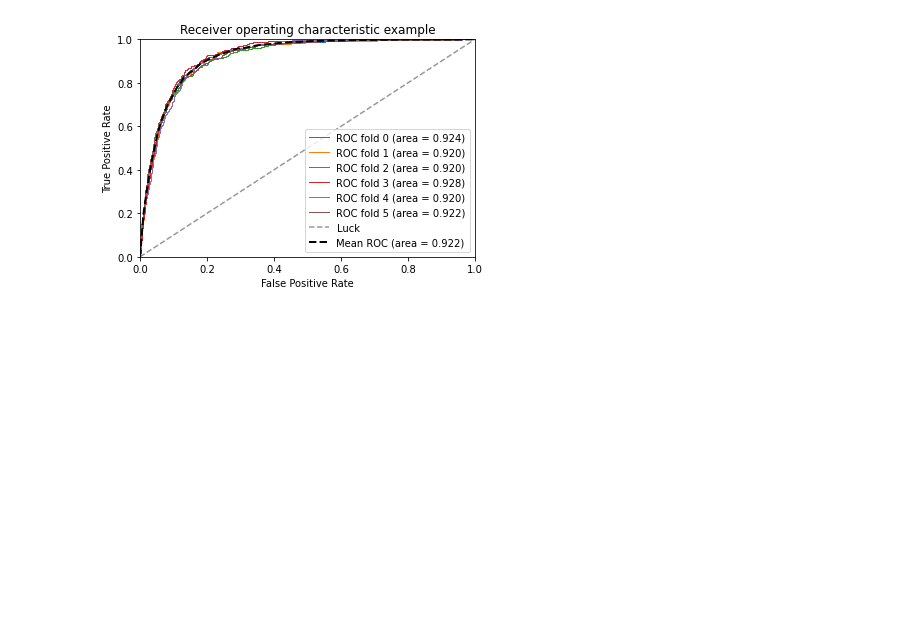
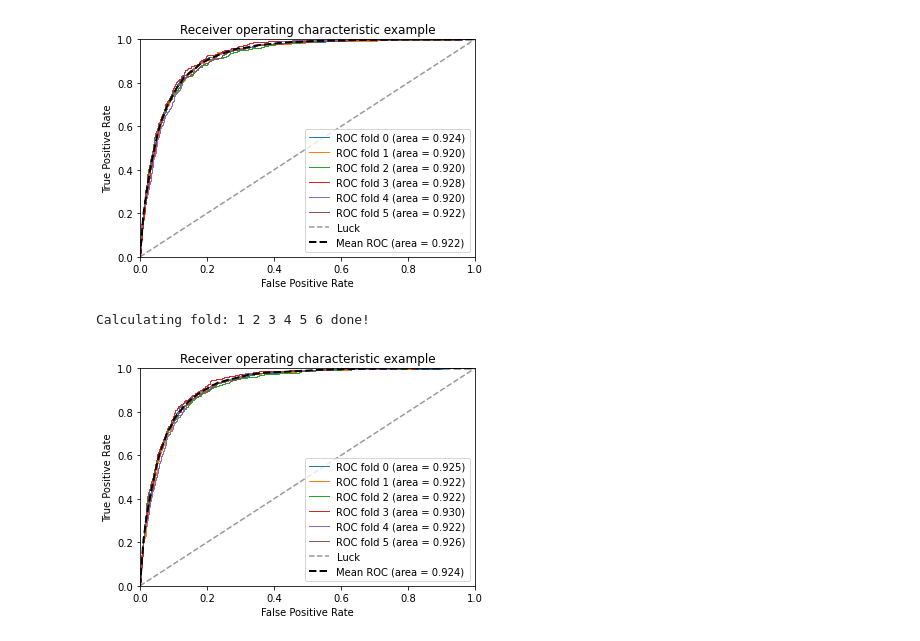
Before and after one commit to ognis1205/deepanalytics-bank, a Jupyter notebook: 03_ensemble.ipynb, the cells around one changed output. Cells and saved outputs as stored; diff of their text form; code cells hidden in the pictures; blank space fills up the shorter version.

```diff
--- a/03_ensemble.ipynb
+++ b/03_ensemble.ipynb
@@ -244,3 +246,8 @@ evaluate(BaggingKFoldClassifier([gbdt, xgb], n_folds=6))
 # %% [output]
 Calculating fold: 1 2 3 4 5 6 done!
 [figure]
+# %%
+evaluate(BaggingKFoldClassifier([gbdt, rf], n_folds=6))
+# %% [output]
+Calculating fold: 1 2 3 4 5 6 done!
+[figure, added]
```
Also changed, not shown: parts of 1 cell of this notebook.
